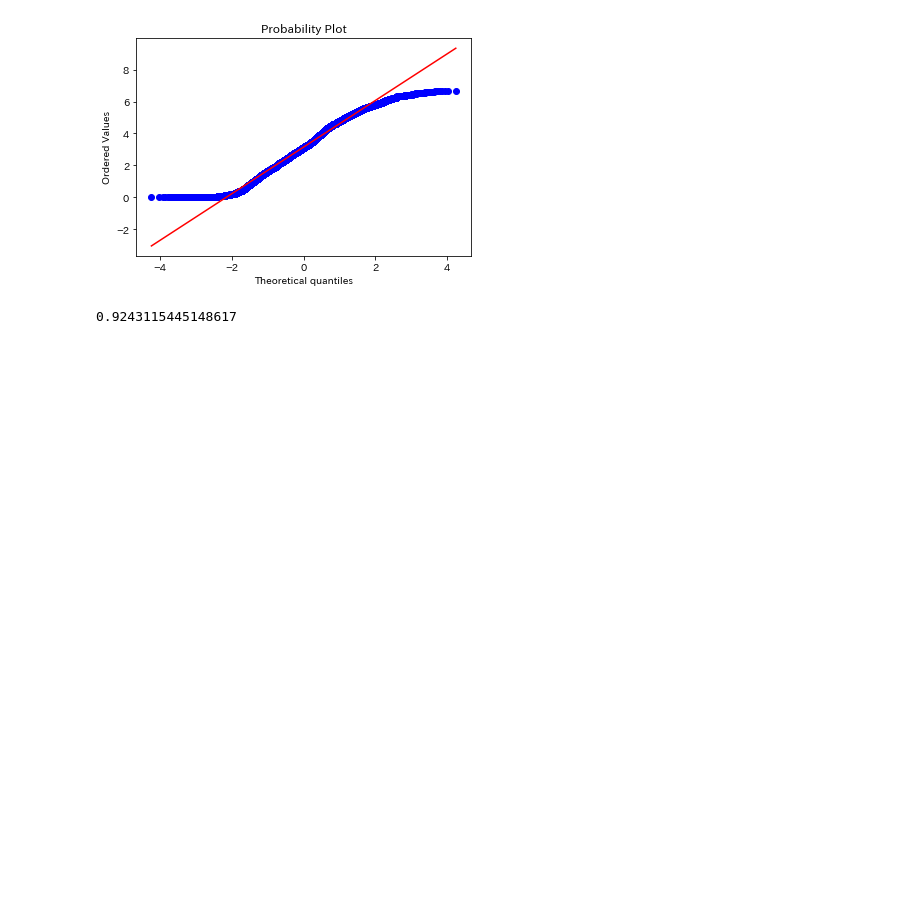
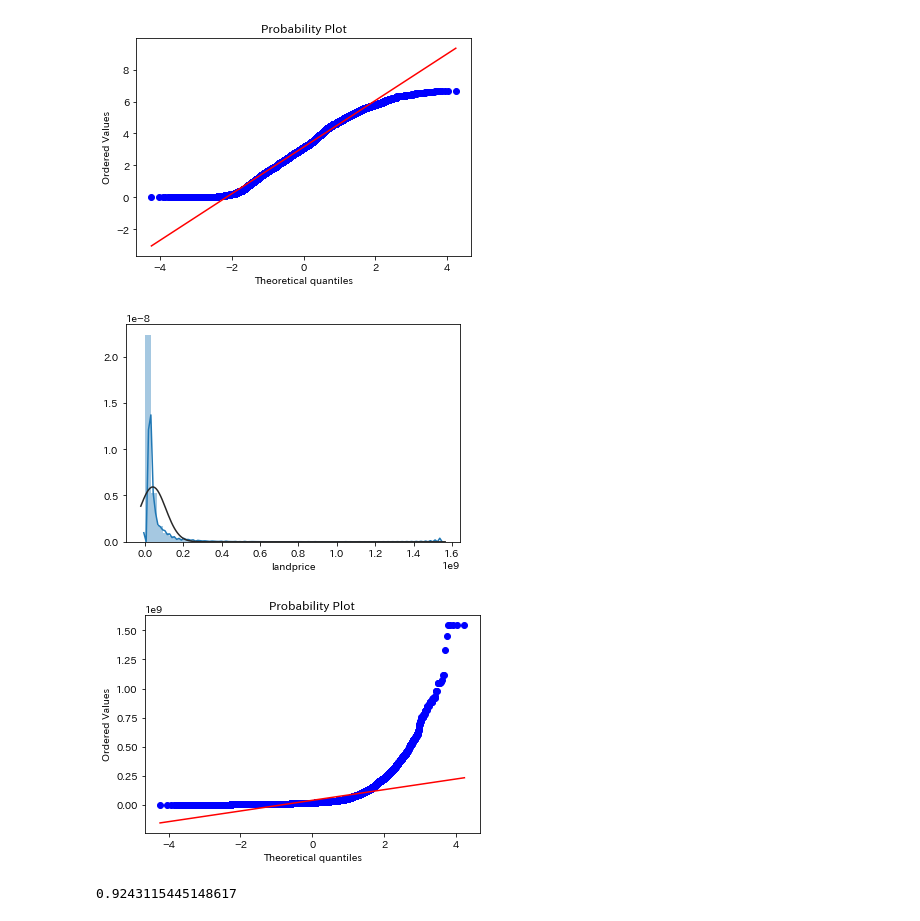
Before and after one commit to kyouyap/signate, a Jupyter notebook: part2.ipynb, the cells around one changed output. Cells and saved outputs as stored; diff of their text form; code cells hidden in the pictures; blank space fills up the shorter version.

```diff
--- a/part2.ipynb
+++ b/part2.ipynb
@@ -585,3 +606,10 @@ res = stats.probplot(df1.dis, plot=plt)
 # %% [output]
 [figure]
 [figure]
+# %%
+sns.distplot(df1["landprice"].dropna(), fit=norm);
+fig = plt.figure()
+res = stats.probplot(df1["landprice"], plot=plt)
+# %% [output]
+[figure, added]
+[figure, added]
```
Also changed, not shown: parts of 7 cells of this notebook, 1 other file.
